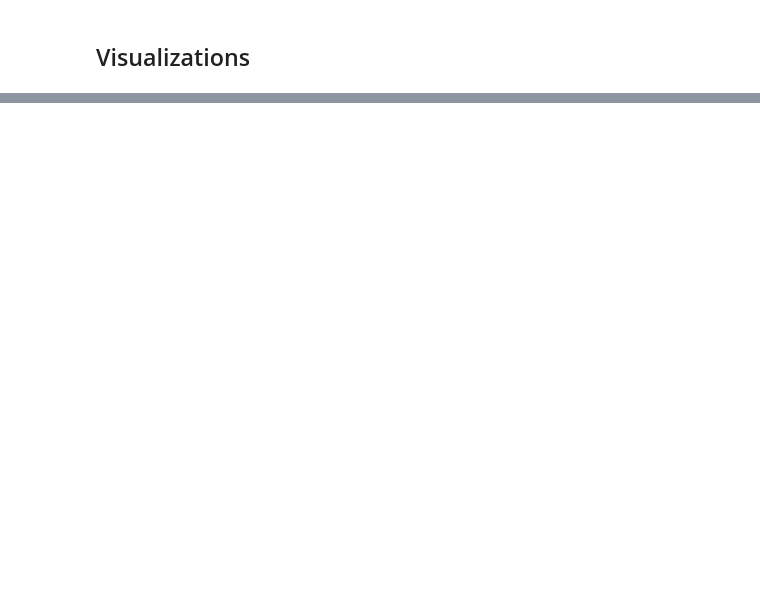
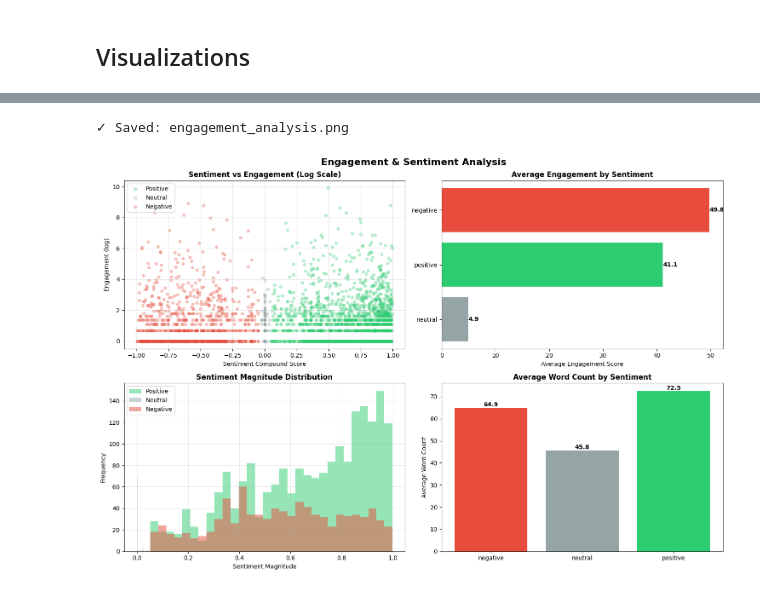
Before and after one commit to archishabhatt/AI_SentimentAnalysis, a Jupyter notebook: notebooks/ida_and_eda.ipynb, the cells around one changed output, grey strips where cells are left out. Saved outputs shown, nothing was run; the diff lists cells and outputs as text; code cells hidden in the pictures; blank space fills up the shorter version.

```diff
--- a/notebooks/ida_and_eda.ipynb
+++ b/notebooks/ida_and_eda.ipynb
@@ -570,0 +273,60 @@ ValueError: Mime type rendering requires nbformat>=4.2.0 but it is not installed
+# %%
+fig, axes = plt.subplots(2, 2, figsize=(15, 10))
+fig.suptitle('Engagement & Sentiment Analysis', fontsize=16, fontweight='bold')
+
+# 1. Sentiment vs Engagement
+ax = axes[0, 0]
+colors = {'positive': '#2ecc71', 'neutral': '#95a5a6', 'negative': '#e74c3c'}
+for sentiment in ['positive', 'neutral', 'negative']:
+    mask = df['sentiment_label'] == sentiment
+    ax.scatter(df[mask]['sentiment_compound'], df[mask]['engagement_log'],
+              alpha=0.3, s=20, color=colors[sentiment], label=sentiment.capitalize())
+ax.set_title('Sentiment vs Engagement (Log Scale)', fontweight='bold')
+ax.set_xlabel('Sentiment Compound Score')
+ax.set_ylabel('Engagement (log)')
+ax.legend()
+ax.grid(True, alpha=0.3)
+
+# 2. Average Engagement by Sentiment
+ax = axes[0, 1]
+engagement_by_sentiment = df.groupby('sentiment_label')['engagement_score'].mean().sort_values()
+bars = ax.barh(engagement_by_sentiment.index, engagement_by_sentiment.values,
+               color=[colors[x] for x in engagement_by_sentiment.index])
+ax.set_title('Average Engagement by Sentiment', fontweight='bold')
+ax.set_xlabel('Average Engagement Score')
+for i, bar in enumerate(bars):
+    width = bar.get_width()
+    ax.text(width, bar.get_y() + bar.get_height()/2.,
+            f'{width:.1f}', ha='left', va='center', fontweight='bold')
+
+# 3. Sentiment Magnitude Distribution
+ax = axes[1, 0]
+for sentiment in ['positive', 'neutral', 'negative']:
+    mask = df['sentiment_label'] == sentiment
+    ax.hist(df[mask]['sentiment_magnitude'], bins=30, alpha=0.5,
+           label=sentiment.capitalize(), color=colors[sentiment])
+ax.set_title('Sentiment Magnitude Distribution', fontweight='bold')
+ax.set_xlabel('Sentiment Magnitude')
+ax.set_ylabel('Frequency')
+ax.legend()
+ax.grid(True, alpha=0.3)
+
+# 4. Word Count vs Sentiment
+ax = axes[1, 1]
+sentiment_wordcount = df.groupby('sentiment_label')['word_count'].mean()
+bars = ax.bar(sentiment_wordcount.index, sentiment_wordcount.values,
+              color=[colors[x] for x in sentiment_wordcount.index])
+ax.set_title('Average Word Count by Sentiment', fontweight='bold')
+ax.set_ylabel('Average Word Count')
+for bar in bars:
+    height = bar.get_height()
+    ax.text(bar.get_x() + bar.get_width()/2., height,
+            f'{height:.1f}', ha='center', va='bottom', fontweight='bold')
+
+plt.tight_layout()
+# plt.savefig('engagement_analysis.png', dpi=300, bbox_inches='tight')
+print("✓ Saved: engagement_analysis.png")
+plt.show()
+# %% [output]
+✓ Saved: engagement_analysis.png
+[figure, added]
```
Also changed, not shown: parts of 14 cells of this notebook, 8 other files.
